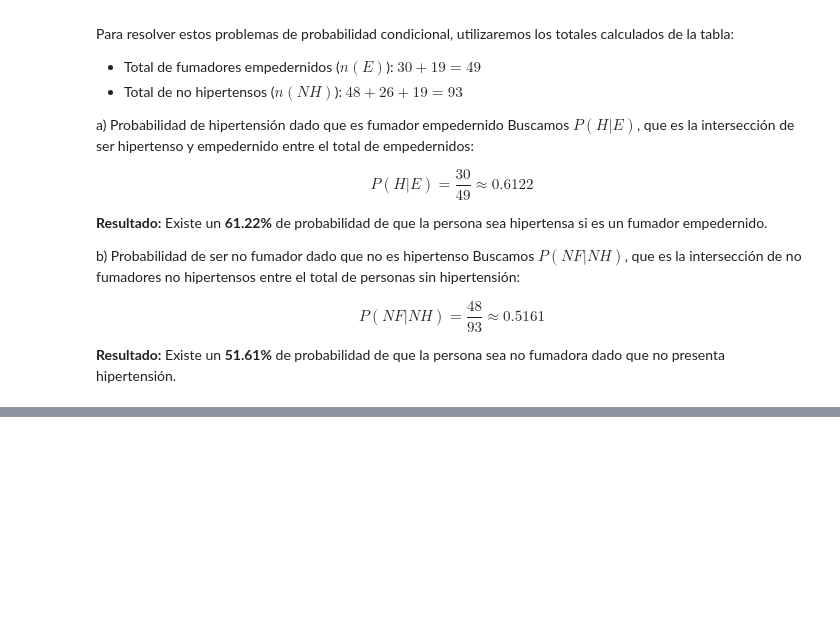
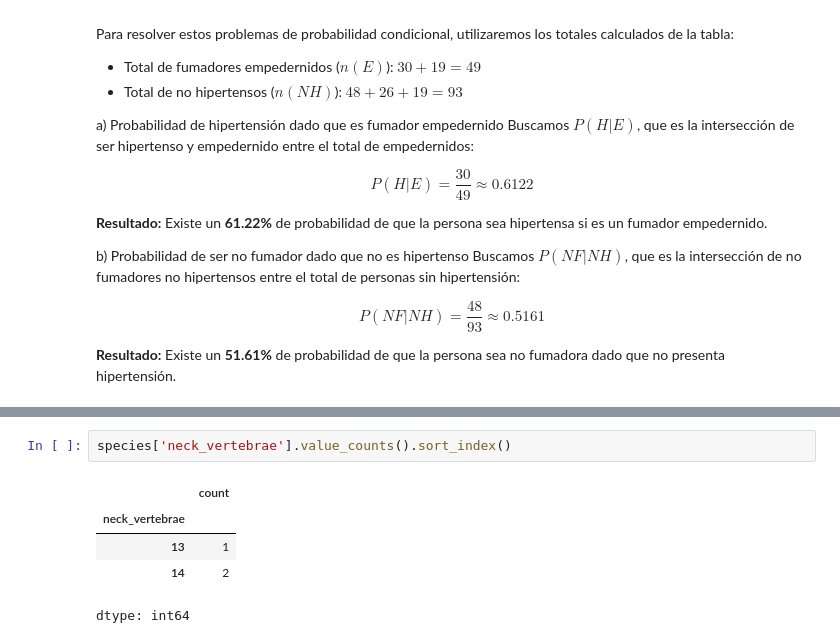
Before and after one commit to JAPV180370/mineria_datos, a Jupyter notebook: mineria_datos.ipynb, the cells around one changed output, grey strips where cells are left out. Saved outputs shown, nothing was run; the diff lists cells and outputs as text; blank space fills up the shorter version.

```diff
--- a/mineria_datos.ipynb
+++ b/mineria_datos.ipynb
@@ -1869,0 +1891,8 @@ $$P(NF | NH) = \frac{48}{93} \approx 0.5161$$
+# %%
+species['neck_vertebrae'].value_counts().sort_index()
+# %% [output]
+|  | count |
+| neck_vertebrae |  |
+| 13 | 1 |
+| 14 | 2 |
+dtype: int64
```
Also changed, not shown: parts of 3 cells of this notebook.
